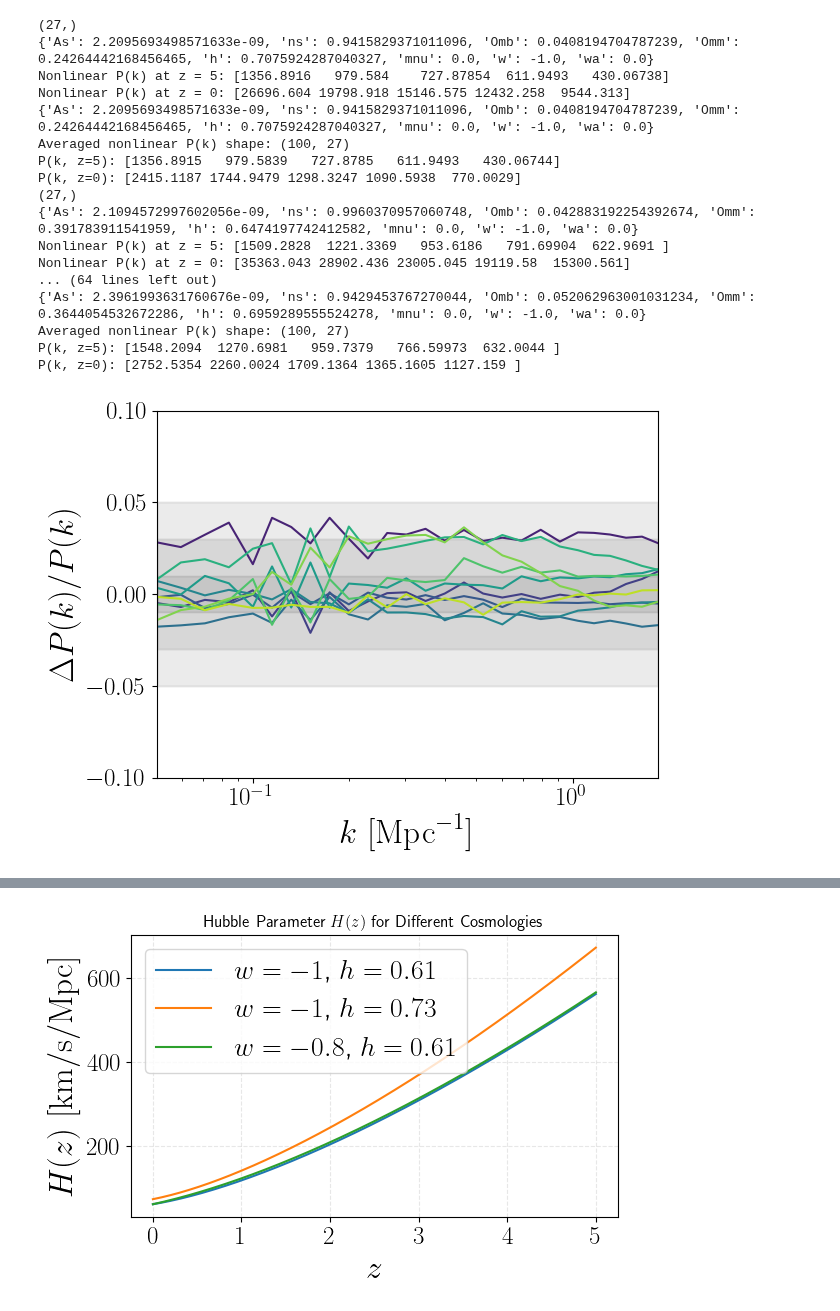
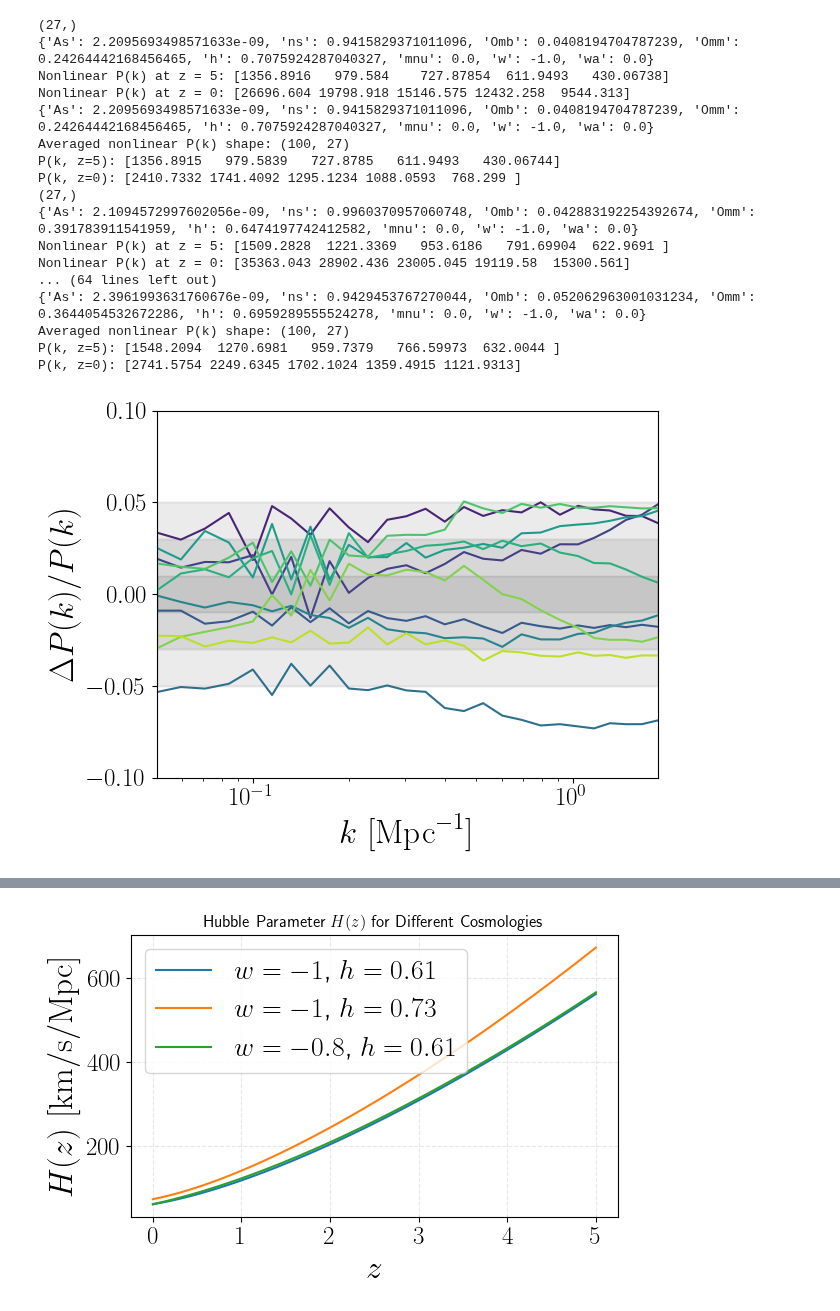
Before and after one commit to pltaylor16/odd_emu, a Jupyter notebook: new_approach_2/results.ipynb, the cells around one changed output, grey strips where cells are left out. Drawn from its saved outputs; the diff is of its cells as text; code cells hidden in the pictures.

```diff
--- a/new_approach_2/results.ipynb
+++ b/new_approach_2/results.ipynb
@@ -113,7 +113,7 @@ for seed in [42]:
         return 100.0 * h * jnp.sqrt(Ez2)
 
     def rho_m_func(z):
-        rho_crit = 3 * (100.0 * h)**2. / (8 * jnp.pi * G)
+        rho_crit = 3 * (100.0 * h)**2 / (8 * jnp.pi * G)
         return Omm * rho_crit * (1+z) ** 3.
 
     # --- Load normalization ---
@@ -137,10 +137,10 @@ for seed in [42]:
         mlp: eqx.nn.MLP
         def __init__(self, key=None):
             dummy_key = jax.random.PRNGKey(0) if key is None else key
-            self.mlp = eqx.nn.MLP(in_size=k_shp + 3, out_size=k_shp, width_size=512, depth=4, key=dummy_key)
+            self.mlp = eqx.nn.MLP(in_size=k_shp + 2, out_size=k_shp, width_size=512, depth=4, key=dummy_key)
 
-        def __call__(self, P, H, rho, z):
-            x = jnp.concatenate([P, H, rho, jnp.atleast_1d(z)])
+        def __call__(self, P, H, rho):
+            x = jnp.concatenate([P, H, rho])
             return self.mlp(x)
 
     # --- ODE RHS ---
@@ -148,7 +148,7 @@ for seed in [42]:
         model, = args
         H_z = jnp.atleast_1d(H_norm(z))
         rho_z = jnp.atleast_1d(rho_norm(z))
-        return model(logP, H_z, rho_z, z)
+        return model(logP, H_z, rho_z)
 
     # --- Initial condition and time range ---
     z0 = 5.0
@@ -161,7 +161,7 @@ for seed in [42]:
     all_pk = []
 
     for i in range(10):
-        model_path = os.path.join(model_dir, f"learned_model_logpk_{i}.eqx")
+        model_path = os.path.join(model_dir, f"learned_model_logpk_noz_{i}.eqx")
         model = RHS()
         model_params = eqx.tree_deserialise_leaves(model_path, model)
         model = eqx.combine(model_params, model)
@@ -406,10 +406,10 @@ for j in range(10):
         mlp: eqx.nn.MLP
         def __init__(self, key=None):
             dummy_key = jax.random.PRNGKey(0) if key is None else key
-            self.mlp = eqx.nn.MLP(in_size=k_shp + 3, out_size=k_shp, width_size=512, depth=4, key=dummy_key)
+            self.mlp = eqx.nn.MLP(in_size=k_shp + 2, out_size=k_shp, width_size=512, depth=4, key=dummy_key)
 
-        def __call__(self, P, H, rho, z):
-            x = jnp.concatenate([P, H, rho, jnp.atleast_1d(z)])
+        def __call__(self, P, H, rho):
+            x = jnp.concatenate([P, H, rho])
             return self.mlp(x)
 
     # --- ODE RHS ---
@@ -417,7 +417,7 @@ for j in range(10):
         model, = args
         H_z = jnp.atleast_1d(H_norm(z))
         rho_z = jnp.atleast_1d(rho_norm(z))
-        return model(logP, H_z, rho_z, z)
+        return model(logP, H_z, rho_z)
 
     # --- Initial condition and time range ---
     z0 = 5.0
@@ -430,7 +430,7 @@ for j in range(10):
     all_pk = []
 
     for i in range(10):
-        model_path = os.path.join(model_dir, f"learned_model_logpk_{i}.eqx")
+        model_path = os.path.join(model_dir, f"learned_model_logpk_noz_{i}.eqx")
         model = RHS()
         model_params = eqx.tree_deserialise_leaves(model_path, model)
         model = eqx.combine(model_params, model)
@@ -469,36 +469,36 @@ for j in range(10):
 
     #plt.axhspan(-0.02, 0.02, color='gray', alpha=0.3, zorder=0)
     plt.axhspan(-0.05, 0.05, color='gray', alpha=0.01, zorder=0)
     plt.axhspan(-0.03, 0.03, color='gray', alpha=0.01, zorder=0)
     plt.axhspan(-0.01, 0.01, color='gray', alpha=0.02, zorder=0)
     #plt.axhspan(-0.01, 0.01, color='gray', alpha=0.3, zorder=0)
 
 
     # --- Set shared x-limits ---
     plt.xlim(k.min(), k.max())
     plt.ylim(-0.1,0.1)
 
 plt.tight_layout()
 plt.savefig('plots/error.pdf')
 # %% [output]
 (27,)
 {'As': 2.2095693498571633e-09, 'ns': 0.9415829371011096, 'Omb': 0.0408194704787239, 'Omm': 0.24264442168456465, 'h': 0.7075924287040327, 'mnu': 0.0, 'w': -1.0, 'wa': 0.0}
 Nonlinear P(k) at z = 5: [1356.8916   979.584    727.87854  611.9493   430.06738]
 Nonlinear P(k) at z = 0: [26696.604 19798.918 15146.575 12432.258  9544.313]
 {'As': 2.2095693498571633e-09, 'ns': 0.9415829371011096, 'Omb': 0.0408194704787239, 'Omm': 0.24264442168456465, 'h': 0.7075924287040327, 'mnu': 0.0, 'w': -1.0, 'wa': 0.0}
 Averaged nonlinear P(k) shape: (100, 27)
 P(k, z=5): [1356.8915   979.5839   727.8785   611.9493   430.06744]
-P(k, z=0): [2415.1187 1744.9479 1298.3247 1090.5938  770.0029]
+P(k, z=0): [2410.7332 1741.4092 1295.1234 1088.0593  768.299 ]
 (27,)
 {'As': 2.1094572997602056e-09, 'ns': 0.9960370957060748, 'Omb': 0.042883192254392674, 'Omm': 0.391783911541959, 'h': 0.6474197742412582, 'mnu': 0.0, 'w': -1.0, 'wa': 0.0}
 Nonlinear P(k) at z = 5: [1509.2828  1221.3369   953.6186   791.69904  622.9691 ]
 Nonlinear P(k) at z = 0: [35363.043 28902.436 23005.045 19119.58  15300.561]
 ... (64 lines left out)
 {'As': 2.3961993631760676e-09, 'ns': 0.9429453767270044, 'Omb': 0.052062963001031234, 'Omm': 0.3644054532672286, 'h': 0.6959289555524278, 'mnu': 0.0, 'w': -1.0, 'wa': 0.0}
 Averaged nonlinear P(k) shape: (100, 27)
 P(k, z=5): [1548.2094  1270.6981   959.7379   766.59973  632.0044 ]
-P(k, z=0): [2752.5354 2260.0024 1709.1364 1365.1605 1127.159 ]
+P(k, z=0): [2741.5754 2249.6345 1702.1024 1359.4915 1121.9313]
-[figure, old version]
+[figure, new version]
 # %%
 import numpy as np
 from cosmopower_jax.cosmopower_jax import CosmoPowerJAX
```
Also changed, not shown: parts of 3 cells of this notebook.
